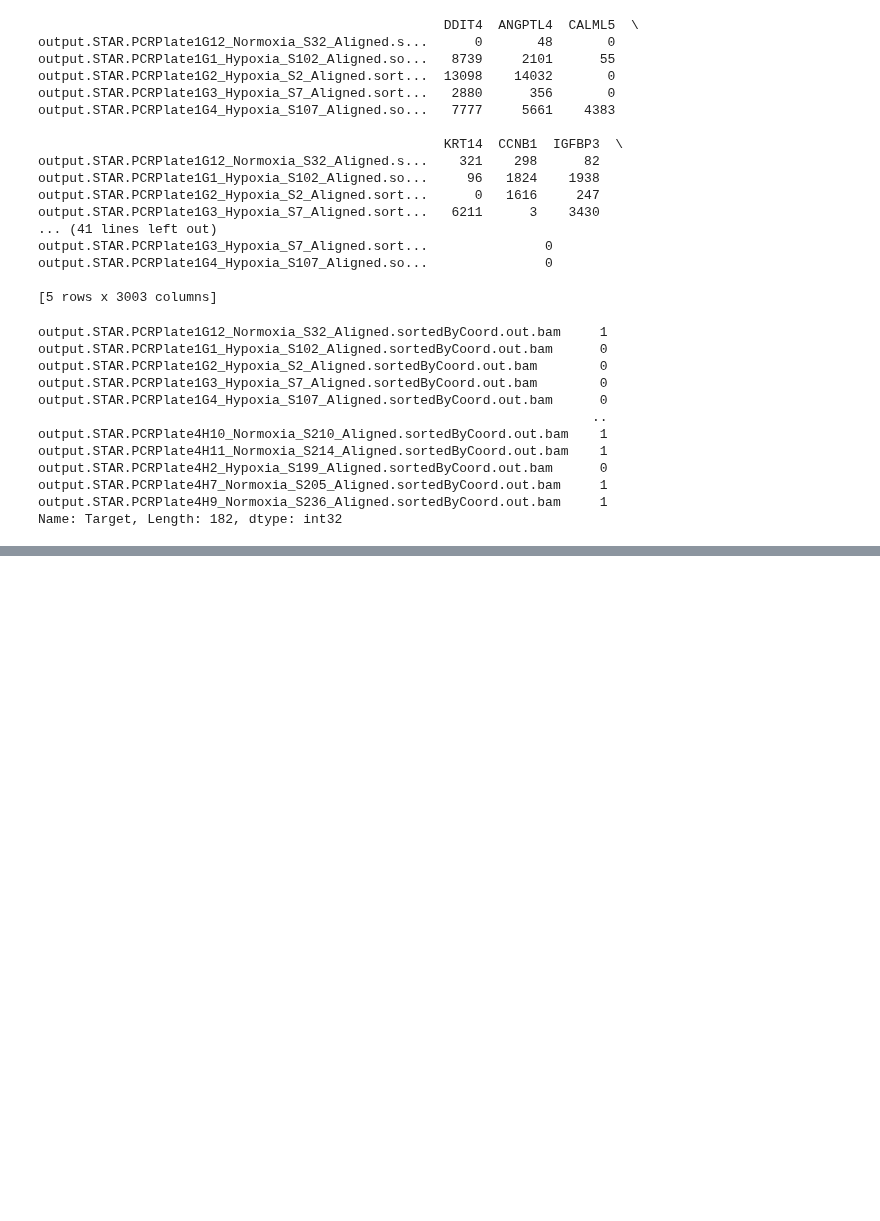
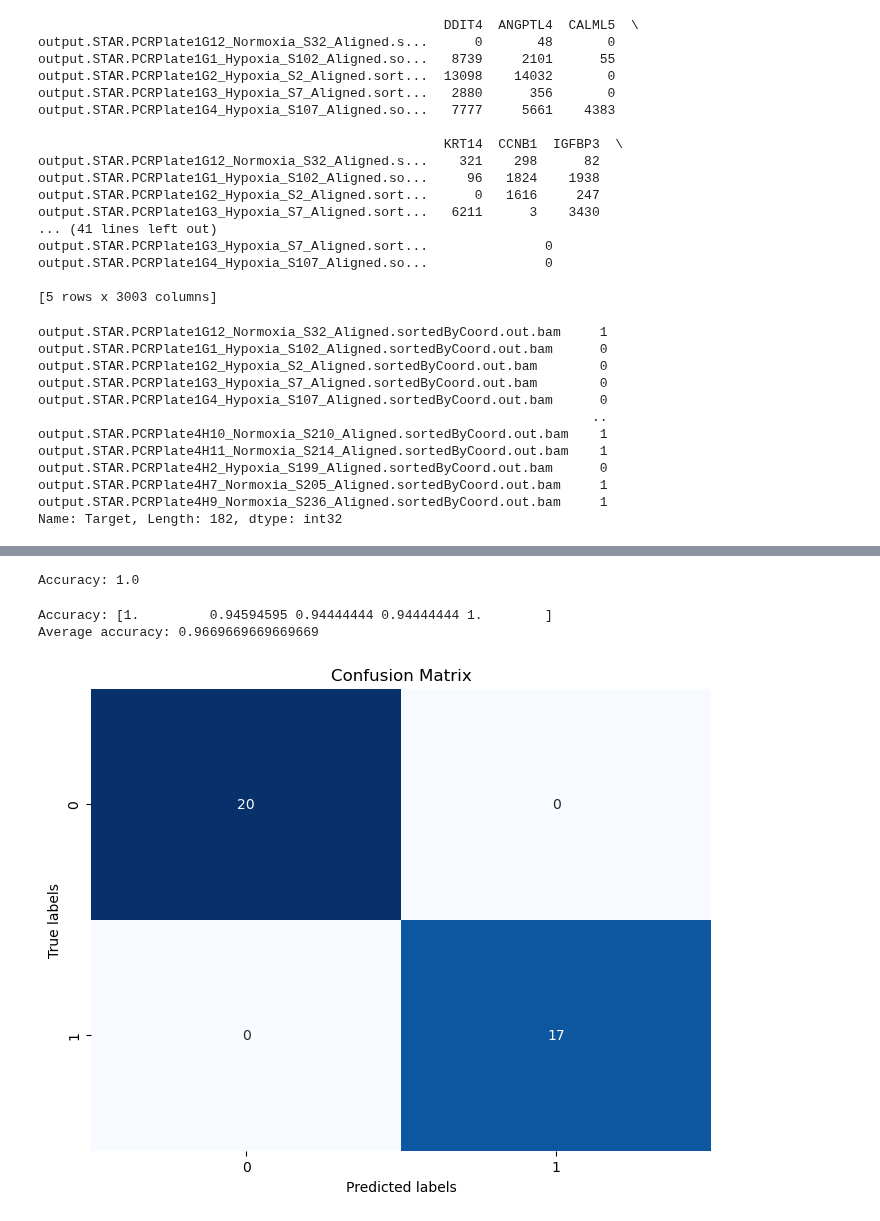
Before and after one commit to eghirardo/ai_lab, a Jupyter notebook: 3. HCC1806_training.ipynb, the cells around one changed output, grey strips where cells are left out. Cells and saved outputs as stored; diff of their text form; code cells hidden in the pictures; blank space fills up the shorter version.

```diff
--- a/3. HCC1806_training.ipynb
+++ b/3. HCC1806_training.ipynb
@@ -357,0 +319,38 @@ plt.show()
+# %%
+# Instantiate the Logistic Regression classifier
+log_reg = LogisticRegression(**random_search.best_params_)
+
+# Train the model
+log_reg.fit(X_train, y_train)
+
+# Make predictions on the test set
+log_reg_predictions = log_reg.predict(X_test)
+
+# Calculate accuracy
+log_reg_accuracy = accuracy_score(y_test, log_reg_predictions)
+
+# Print the accuracy
+print("Accuracy:", log_reg_accuracy)
+
+# Perform k-fold cross-validation
+cv_results = cross_val_score(knn, X, y, cv=kfold, scoring='accuracy')
+
+# Print the results
+print('Accuracy:', cv_results)
+print('Average accuracy:', cv_results.mean())
+
+# Create confusion matrix
+conf_matrix = confusion_matrix(y_test, log_reg_predictions)
+
+# Plot confusion matrix
+plt.figure(figsize=(8, 6))
+sns.heatmap(conf_matrix, annot=True, fmt="d", cmap="Blues", cbar=False)
+plt.xlabel("Predicted labels")
+plt.ylabel("True labels")
+plt.title("Confusion Matrix")
+plt.show()
+# %% [output]
+Accuracy: 1.0
+Accuracy: [1.         0.94594595 0.94444444 0.94444444 1.        ]
+Average accuracy: 0.9669669669669669
+[figure, added]
```
Also changed, not shown: parts of 17 cells of this notebook.
